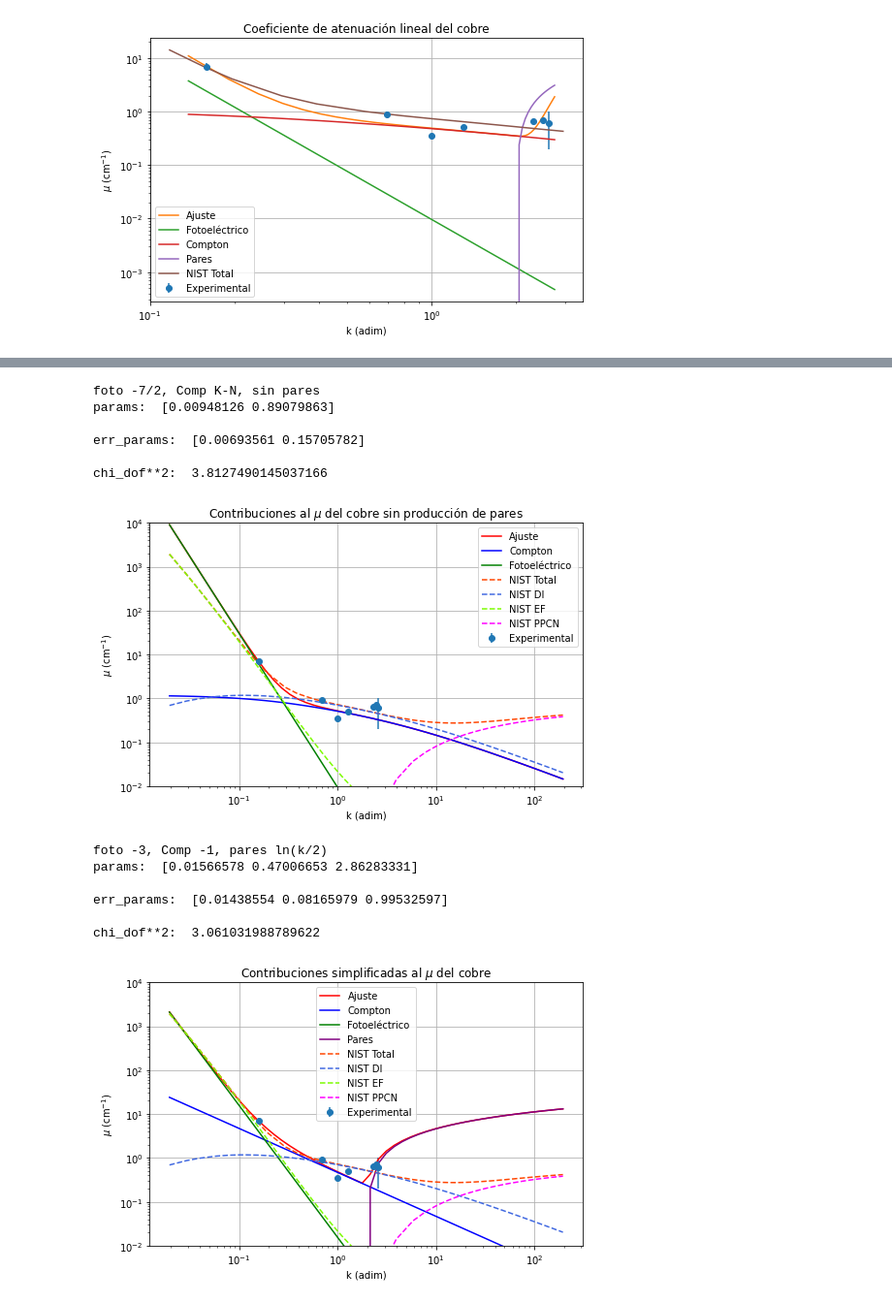
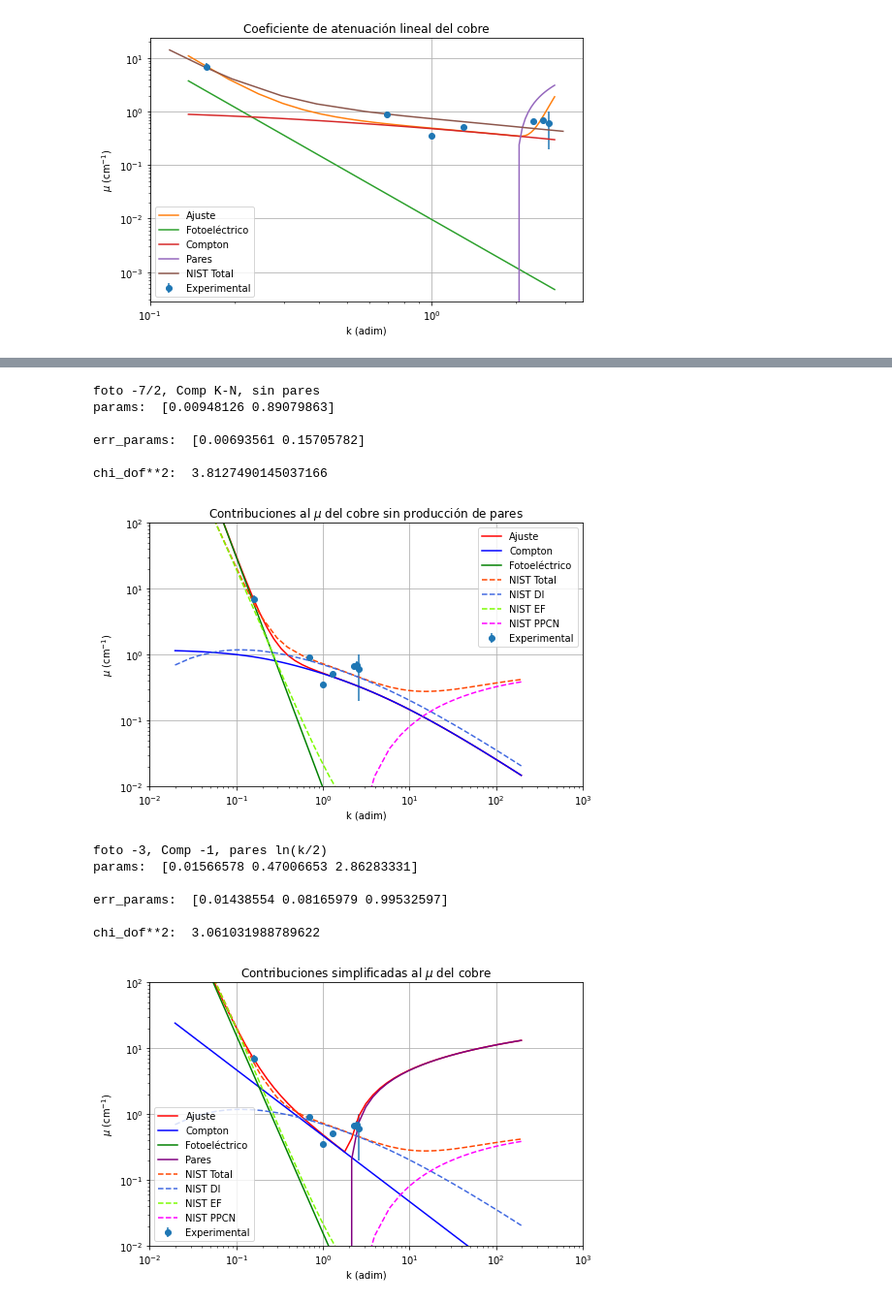
Before and after one commit to expe-cuanticos-2/Analisis_2021, a Jupyter notebook: GrupoB/01_Gamma/tp1_gamma_cui.ipynb, the cells around one changed output, grey strips where cells are left out. Shown at 97% size. Saved outputs shown, nothing was run; the diff lists cells and outputs as text; code cells hidden in the pictures.

```diff
--- a/GrupoB/01_Gamma/tp1_gamma_cui.ipynb
+++ b/GrupoB/01_Gamma/tp1_gamma_cui.ipynb
@@ -644,7 +654,8 @@ plt.xlabel("k (adim)")
 plt.ylabel(r"$\mu$ (cm$^{-1}$)")
 plt.title(r"Contribuciones al $\mu$ del cobre sin producción de pares")
 plt.grid()
-plt.ylim(10**-2,10**4)
+plt.xlim(10**-2,10**3)
+plt.ylim(10**-2,10**2)
 plt.xscale('log')
 plt.yscale('log')
 plt.legend()
@@ -656,7 +667,7 @@ params:  [0.00948126 0.89079863]
 err_params:  [0.00693561 0.15705782]
 
 chi_dof**2:  3.8127490145037166
-[figure, old version]
+[figure, new version]
 # %%
 ### Comparo contribuciones fáciles
 
@@ -674,35 +685,36 @@ kmax = nist_k[len(nist_k)-1]
 kx = np.logspace(np.log10(kmin),np.log10(kmax))
 
 plt.errorbar(k,mus, yerr = errmus, fmt = 'o', label='Experimental')
 
 plt.plot(kx, SE_suma(fit_params,kx), label='Ajuste', color='red')
 plt.plot(kx, SE_compton_k(fit_params[1],kx), label='Compton', color='blue')
 plt.plot(kx, SE_fotoel_k(fit_params[0],kx), label='Fotoeléctrico', color='green')
 plt.plot(kx, SE_pares_k(fit_params[2],kx), label='Pares', color='purple')
 
 # datos del NIST
 plt.plot(nist_data[0], nist_data[7], label=nist_names[6], linestyle='dashed', color='orangered')
 plt.plot(nist_data[0], nist_data[2], label=nist_names[1], linestyle='dashed', color='royalblue')
 plt.plot(nist_data[0], nist_data[3], label=nist_names[2], linestyle='dashed', color='lawngreen')
 plt.plot(nist_data[0], nist_data[4], label=nist_names[3], linestyle='dashed', color='magenta')
 
 plt.xlabel("k (adim)")
 plt.ylabel(r"$\mu$ (cm$^{-1}$)")
 plt.title(r"Contribuciones simplificadas al $\mu$ del cobre")
 plt.grid()
-plt.ylim(10**-2,10**4)
+plt.xlim(10**-2,10**3)
+plt.ylim(10**-2,10**2)
 plt.xscale('log')
 plt.yscale('log')
 plt.legend()
 plt.show()
 # %% [output]
 foto -3, Comp -1, pares ln(k/2)
 params:  [0.01566578 0.47006653 2.86283331]
 
 err_params:  [0.01438554 0.08165979 0.99532597]
 
 chi_dof**2:  3.061031988789622
-[figure, old version]
+[figure, new version]
 # %%
 ### Comparo contribuciones fáciles sin pares
 
```
Also changed, not shown: parts of 3 cells of this notebook.
